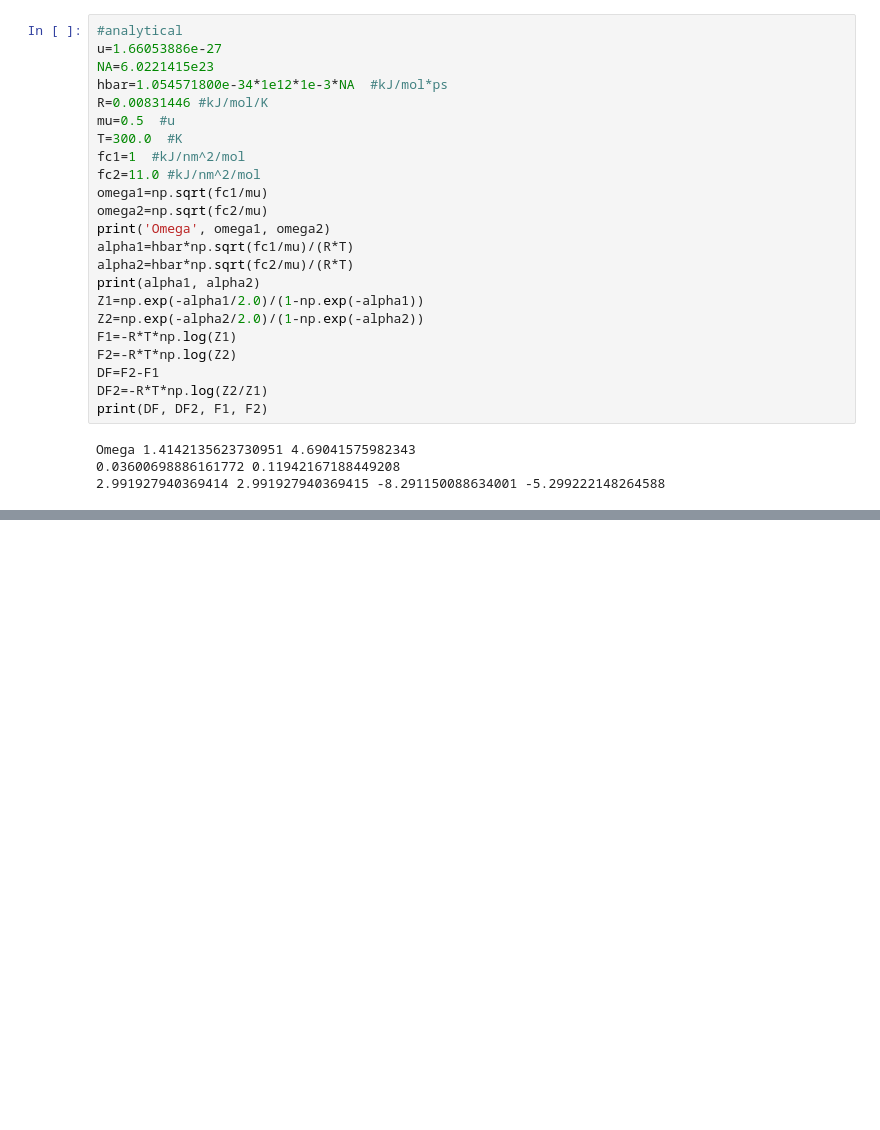
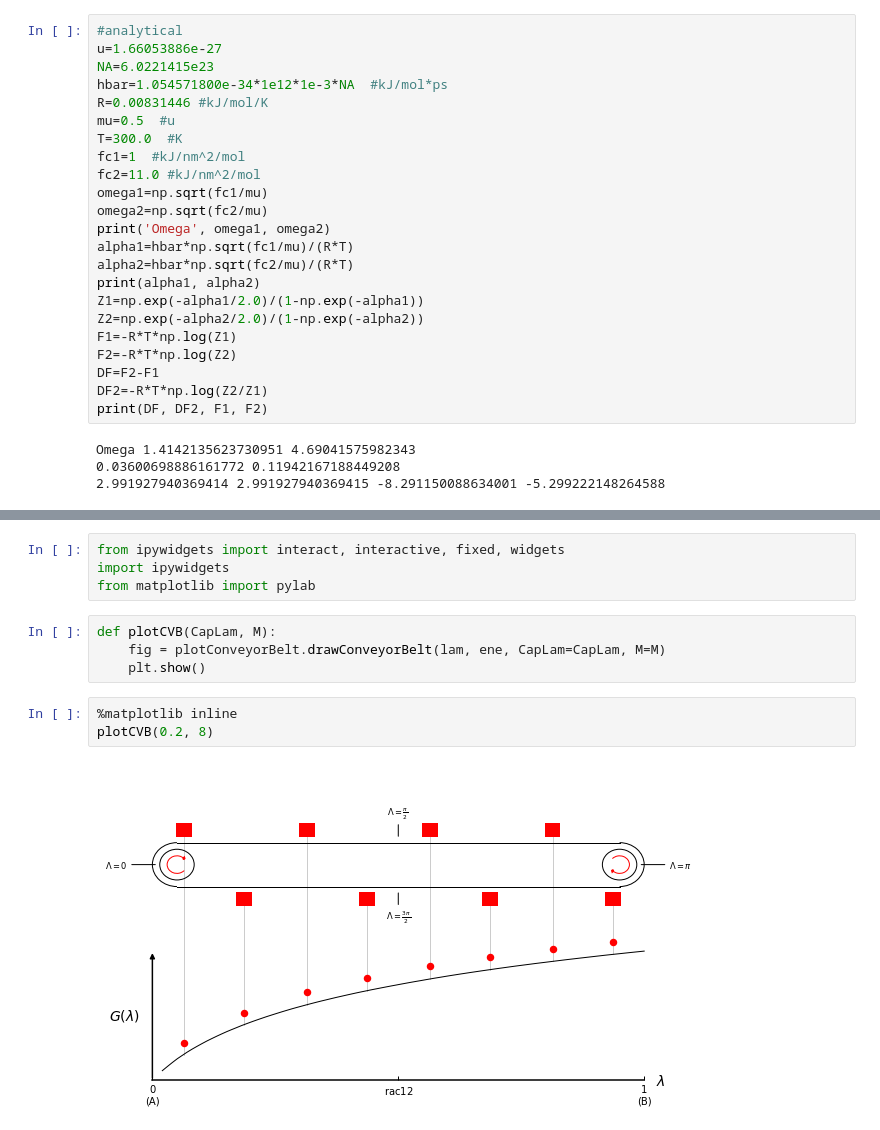
Before and after one commit to dfhahn/ConveyorBelt, a Jupyter notebook: exampleConveyorBelt.ipynb, the cells around one changed output, grey strips where cells are left out. Cells and saved outputs as stored; diff of their text form; blank space fills up the shorter version.

```diff
--- a/exampleConveyorBelt.ipynb
+++ b/exampleConveyorBelt.ipynb
@@ -155,0 +172,13 @@ Omega 1.4142135623730951 4.69041575982343
+# %%
+from ipywidgets import interact, interactive, fixed, widgets
+import ipywidgets
+from matplotlib import pylab
+# %%
+def plotCVB(CapLam, M):
+    fig = plotConveyorBelt.drawConveyorBelt(lam, ene, CapLam=CapLam, M=M)
+    plt.show()
+# %%
+%matplotlib inline
+plotCVB(0.2, 8)
+# %% [output]
+[figure, added]
```
Also changed, not shown: parts of 13 cells of this notebook.
